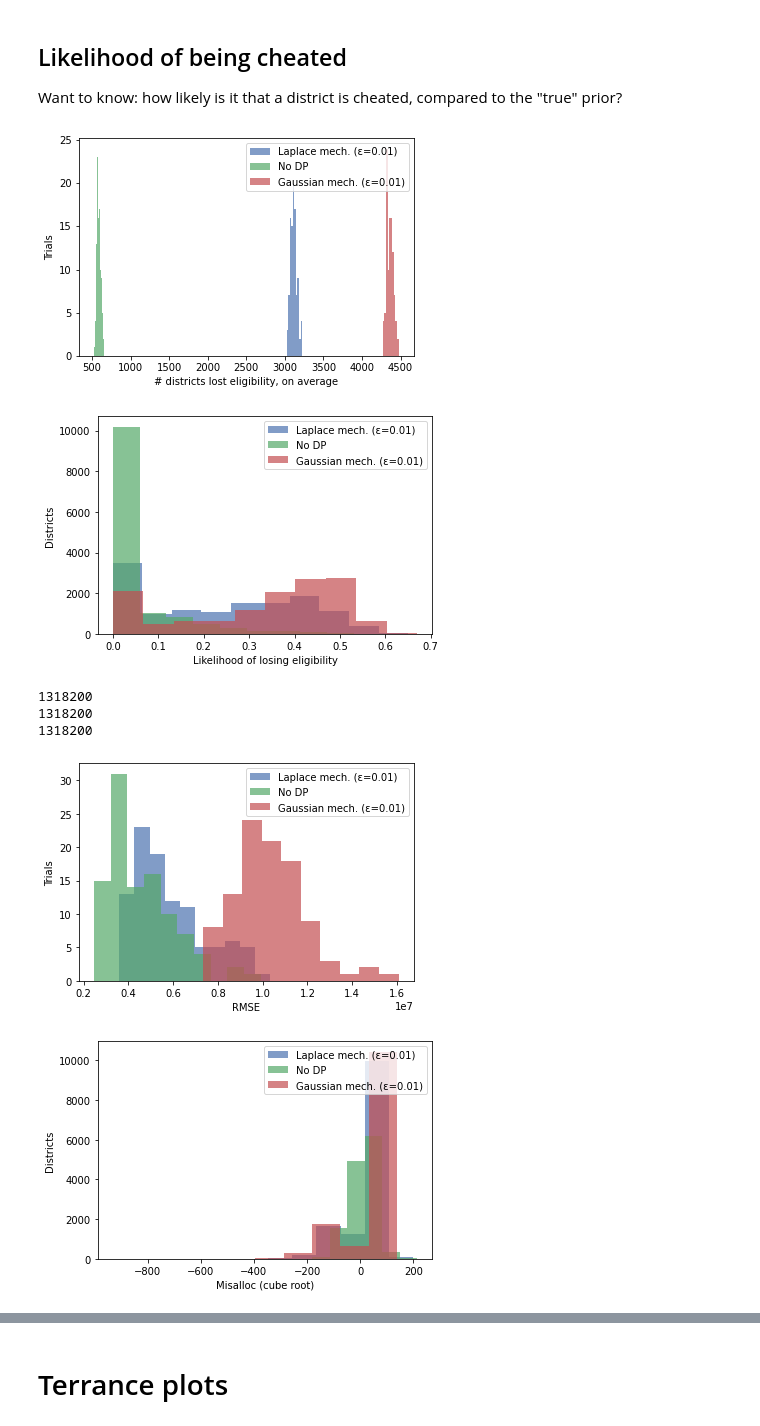
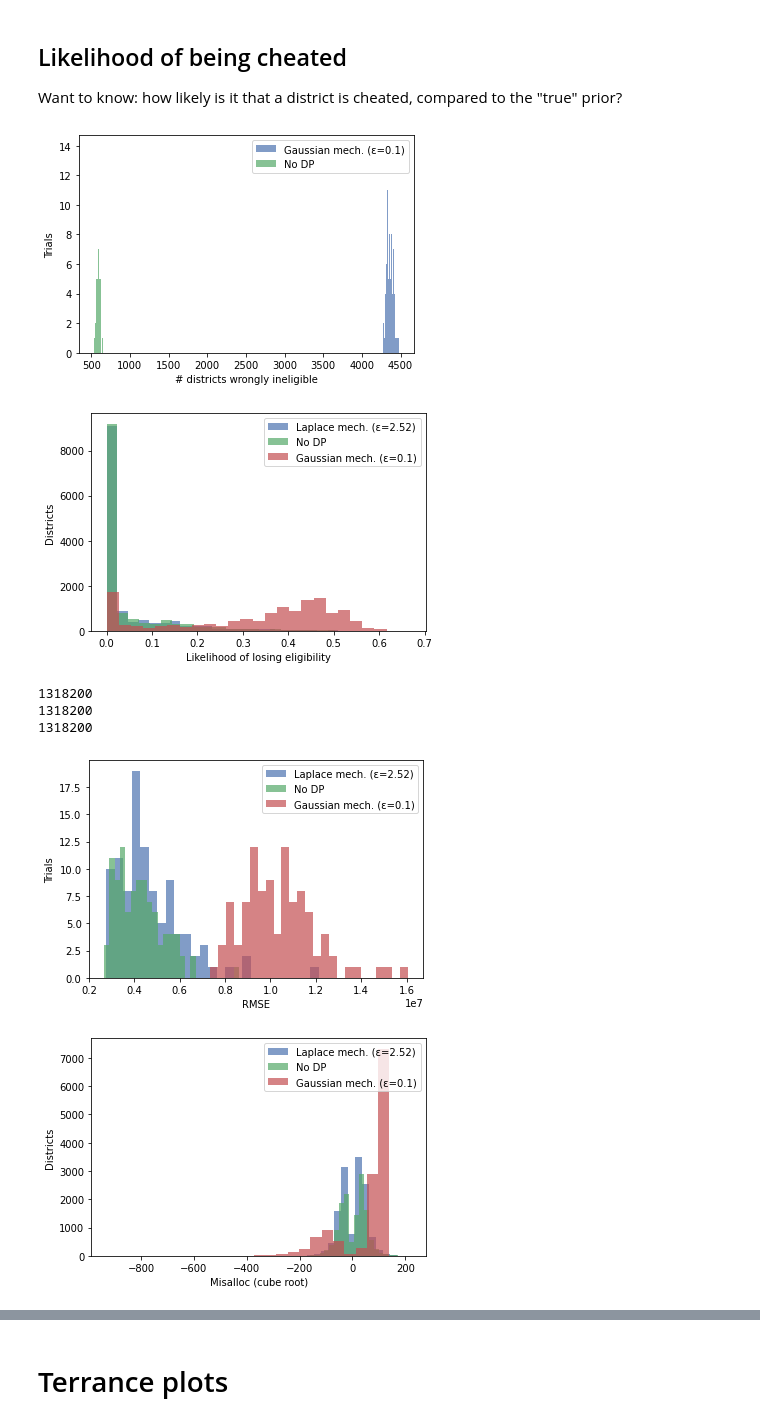
Before and after one commit to ryansteed/dp-policy, a Jupyter notebook: notebooks/plot_sampling.ipynb, the cells around one changed output, grey strips where cells are left out. Drawn from its saved outputs; the diff is of its cells as text; code cells hidden in the pictures.

Commit message:
:arrow_upper_right: Plot adjustments

```diff
--- a/notebooks/plot_sampling.ipynb
+++ b/notebooks/plot_sampling.ipynb
@@ -3,6 +3,7 @@ from diffprivlib.mechanisms import Laplace as LaplaceMech
 from diffprivlib.mechanisms import GaussianAnalytic as GaussianMech
 import pickle
 import matplotlib.pyplot as plt
+import seaborn as sns
 
 import pandas as pd
 import numpy as np
@@ -14,7 +15,7 @@ plt.style.use('seaborn-deep')
 
 pd.options.mode.chained_assignment = None
 
-num_bins = 10
+num_bins = 25
 
 %load_ext autoreload
 %autoreload 2
@@ -63,12 +63,14 @@ with open("../results/bootstrap/results_nondp.pkl", 'rb') as handle:
     results_sampling = pickle.load(handle)
 df_sampling = pd.read_csv("../results/bootstrap/results_nondp.csv")
 
+epsilon=2.52
 path_laplace = "../results/bootstrap/results_laplace_eps={}.pkl".format(epsilon)
 with open(path_laplace, 'rb') as handle:
     results_laplace = pickle.load(handle)
 df_laplace = pd.read_csv("../results/bootstrap/results_laplace_eps={}.csv".format(epsilon))
 print(len(df_laplace))
 
+epsilon=0.1
 path_gaussian = "../results/bootstrap/results_gaussian_eps={}.pkl".format(epsilon)
 with open(path_gaussian, 'rb') as handle:
     results_gaussian = pickle.load(handle)
@@ -81,9 +84,9 @@ df_gaussian = pd.read_csv("../results/bootstrap/results_gaussian_eps={}.csv".for
 Want to know: how likely is it that a district is cheated, compared to the "true" prior?
 # %%
 for treatment, df in {
-  "Laplace mech. (ε={})".format(epsilon): df_laplace,
+  # "Laplace mech. (ε=2.52)".format(epsilon): df_laplace,
+  "Gaussian mech. (ε={})".format(epsilon): df_gaussian,
   "No DP": df_sampling,
-  "Gaussian mech. (ε={})".format(epsilon): df_gaussian
 }.items():
   # "cheated" when ineligible but should have been eligible under the prior
   df["lost_eligibility"] = \
@@ -91,14 +94,14 @@ for treatment, df in {
   x = df.groupby('run')["lost_eligibility"].sum()
   plt.hist(x, bins=num_bins, label=treatment, alpha=0.7)
 
-plt.xlabel("# districts lost eligibility, on average")
+plt.xlabel("# districts wrongly ineligible")
 plt.ylabel("Trials")
 plt.legend(loc='upper right')
 plt.show()
 
 
 for treatment, df in {
-  "Laplace mech. (ε={})".format(epsilon): df_laplace,
+  "Laplace mech. (ε=2.52)".format(epsilon): df_laplace,
   "No DP": df_sampling,
   "Gaussian mech. (ε={})".format(epsilon): df_gaussian
 }.items():
@@ -107,17 +110,18 @@ for treatment, df in {
     ~df["est_eligible_{}".format(col_grant)] & df["true_eligible_{}".format(col_grant)]
   x = df.groupby(['State FIPS Code', 'District ID'])["lost_eligibility"].mean()
   plt.hist(x, bins=num_bins, label=treatment, alpha=0.7)
+  # sns.kdeplot(x, bw=0.15, label=treatment)
 
 plt.xlabel("Likelihood of losing eligibility")
 plt.ylabel("Districts")
 plt.legend(loc='upper right')
 plt.show()
 # %% [output]
-[figure, old version]
+[figure, new version]
-[figure, old version]
+[figure, new version]
 # %%
 for treatment, df in {
-  "Laplace mech. (ε={})".format(epsilon): df_laplace,
+  "Laplace mech. (ε=2.52)".format(epsilon): df_laplace,
   "No DP": df_sampling,
   "Gaussian mech. (ε={})".format(epsilon): df_gaussian
 }.items():
@@ -127,33 +131,33 @@ for treatment, df in {
     df["diff_grant_{}".format('targeted')] + \
     df["diff_grant_{}".format('concentration')]
   df["misalloc_sq"] = np.power(df["misalloc"], 2)
   x = np.sqrt(df.groupby('run')["misalloc_sq"].mean())
   plt.hist(x, bins=num_bins, label=treatment, alpha=0.7)
 
 plt.xlabel("RMSE")
 plt.ylabel("Trials")
 plt.legend(loc='upper right')
 plt.show()
 
 for treatment, df in {
-  "Laplace mech. (ε={})".format(epsilon): df_laplace,
+  "Laplace mech. (ε=2.52)".format(epsilon): df_laplace,
   "No DP": df_sampling,
   "Gaussian mech. (ε={})".format(epsilon): df_gaussian
 }.items():
   # "cheated" when ineligible but should have been eligible under the prior
   df["misalloc"] = df["diff_grant_{}".format('basic')] + \
     df["diff_grant_{}".format('targeted')] + \
     df["diff_grant_{}".format('concentration')]
   x = df.groupby(['State FIPS Code', 'District ID'])["misalloc"].mean()
   plt.hist(np.sign(x)*np.power(np.abs(x), 1/3), bins=num_bins, label=treatment, alpha=0.7)
 
 plt.xlabel("Misalloc (cube root)")
 plt.ylabel("Districts")
 plt.legend(loc='upper right')
 plt.show()
 # %% [output]
 1318200
 1318200
 1318200
-[figure, old version]
+[figure, new version]
-[figure, old version]
+[figure, new version]
```
Also changed, not shown: parts of 3 cells of this notebook, 1 other file.
